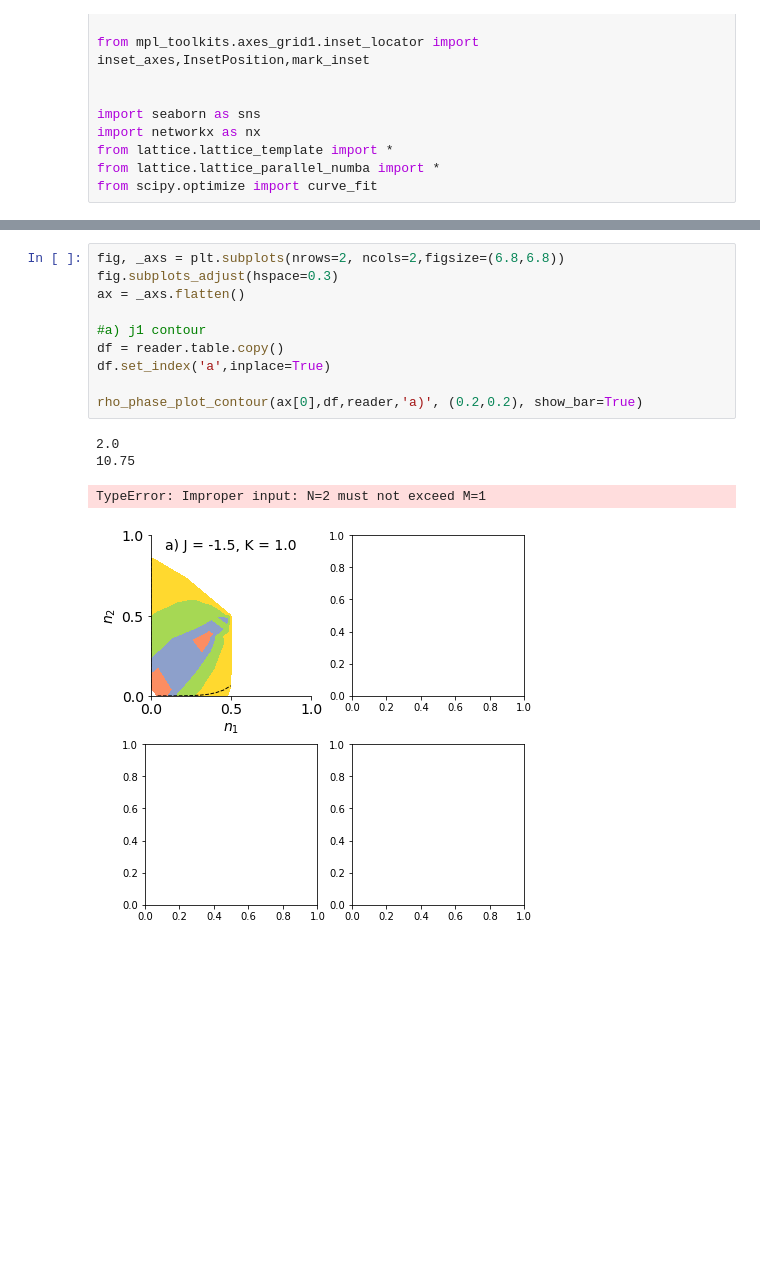
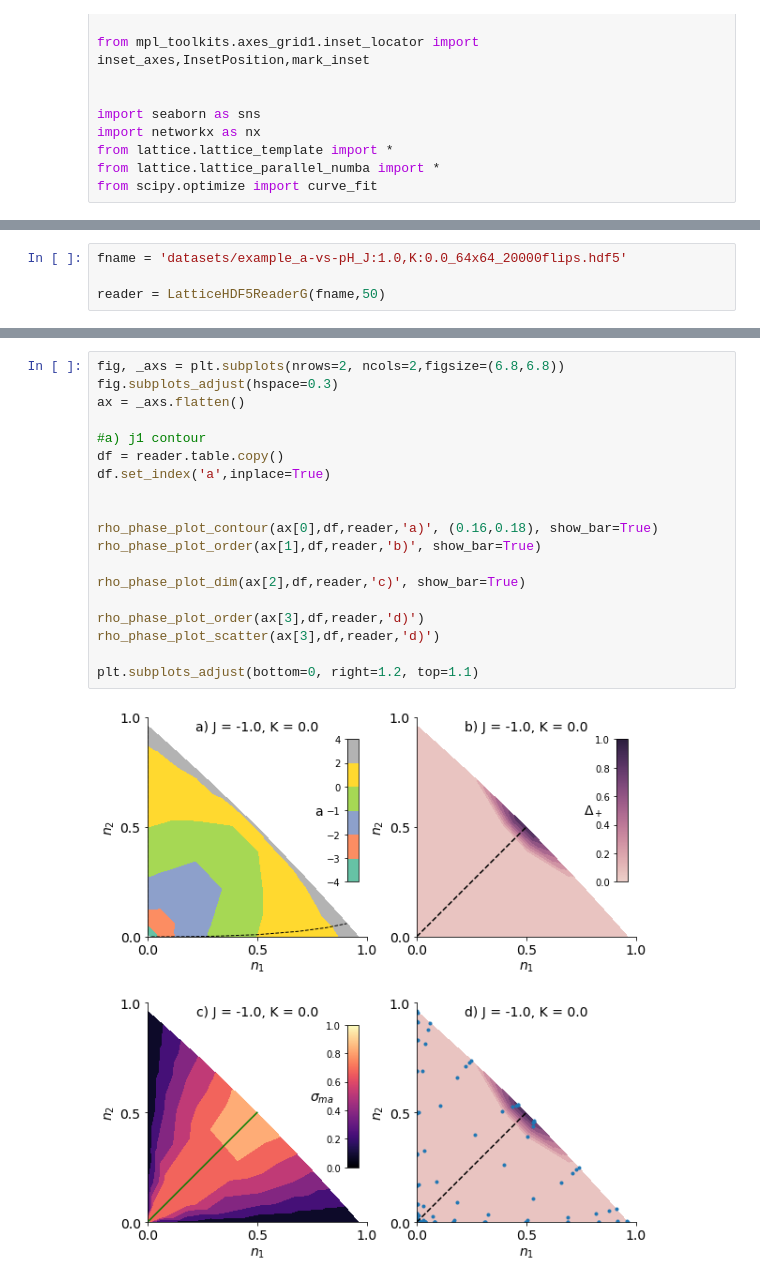
Before and after one commit to ramth/AHAModel, a Jupyter notebook: ahamodel/Test.ipynb, the cells around one changed output, grey strips where cells are left out. Drawn from its saved outputs; the diff is of its cells as text; blank space fills up the shorter version.

Commit message:
Attached a working lightweight example dataset

```diff
--- a/ahamodel/Test.ipynb
+++ b/ahamodel/Test.ipynb
@@ -146,0 +23,4 @@ def rho_phase_plot_contour(ax,df,reader,fig_let,poptm,show_bar = True):
+# %%
+fname = 'datasets/example_a-vs-pH_J:1.0,K:0.0_64x64_20000flips.hdf5'
+
+reader = LatticeHDF5ReaderG(fname,50)
@@ -147,15 +179,21 @@ def rho_phase_plot_contour(ax,df,reader,fig_let,poptm,show_bar = True):
 # %%
 fig, _axs = plt.subplots(nrows=2, ncols=2,figsize=(6.8,6.8))
 fig.subplots_adjust(hspace=0.3)
 ax = _axs.flatten()
 
 #a) j1 contour
 df = reader.table.copy()
 df.set_index('a',inplace=True)
 
-rho_phase_plot_contour(ax[0],df,reader,'a)', (0.2,0.2), show_bar=True)
+
+rho_phase_plot_contour(ax[0],df,reader,'a)', (0.16,0.18), show_bar=True)
+rho_phase_plot_order(ax[1],df,reader,'b)', show_bar=True)
+
+rho_phase_plot_dim(ax[2],df,reader,'c)', show_bar=True)
+
+rho_phase_plot_order(ax[3],df,reader,'d)')
+rho_phase_plot_scatter(ax[3],df,reader,'d)')
+
+plt.subplots_adjust(bottom=0, right=1.2, top=1.1)
 # %% [output]
-2.0
-10.75
-TypeError: Improper input: N=2 must not exceed M=1
-[figure, old version]
+[figure, new version]
```
Also changed, not shown: parts of 5 cells of this notebook, 3 other files.
